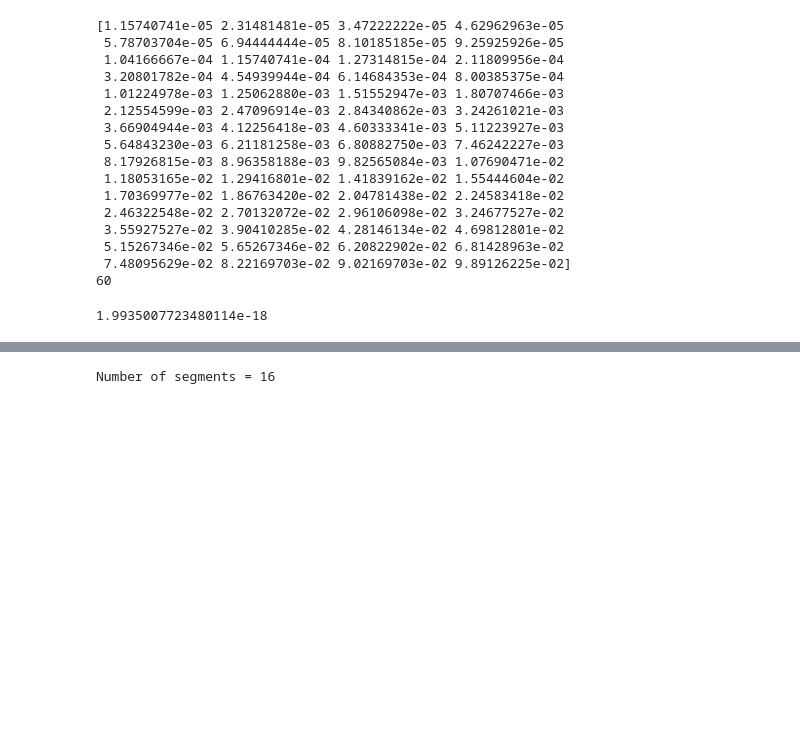
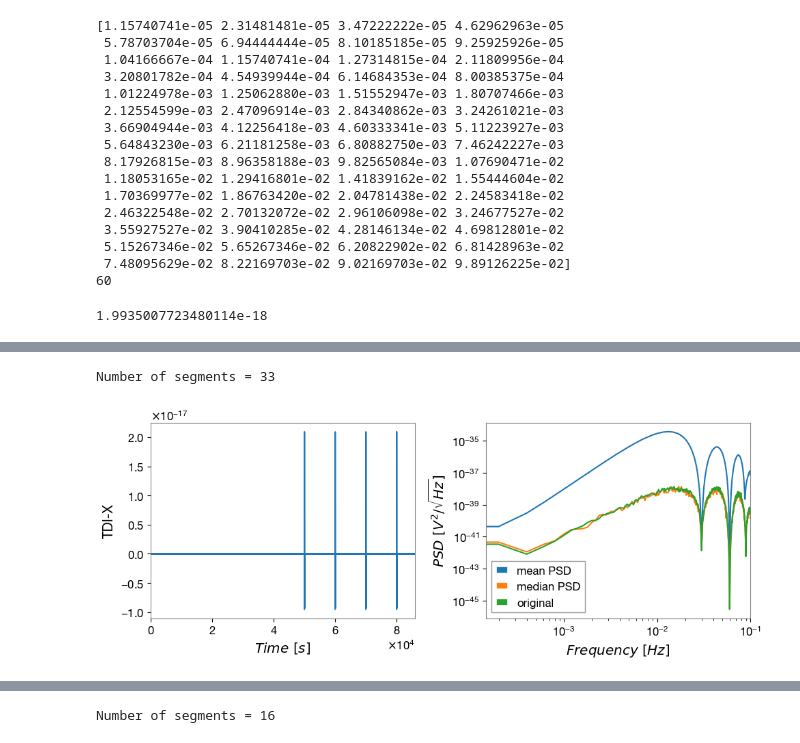
Before and after one commit to AkmDgreat/AkshatLISA, a Jupyter notebook: AkshatLISA/notebooks/injectingGlitchesToPsds.ipynb, the cells around one changed output, grey strips where cells are left out. Drawn from its saved outputs; the diff is of its cells as text; code cells hidden in the pictures; blank space fills up the shorter version.

```diff
--- a/AkshatLISA/notebooks/injectingGlitchesToPsds.ipynb
+++ b/AkshatLISA/notebooks/injectingGlitchesToPsds.ipynb
@@ -525,0 +342,80 @@ Number of segments = 16
+# %%
+# 1) Read the TDI time series
+tdi_path = getTdiPath('glitch_1.h5')
+data_orig, fs, t = readTdi(tdi_path)
+
+# 2) Find the PSD of TDI time series
+nperseg = 1000
+f_orig, psd_orig, _, _ = wosa(
+    x=data_orig,
+    fs=fs,
+    nperseg=nperseg,
+    method="mean"
+)
+
+# list of your four datasets
+file_list = [
+    'glitch_7_multiple_3.h5',
+    'glitch_7_multiple_4.h5',
+    'glitch_7_multiple_5.h5',
+    'glitch_7_multiple_2.h5'
+]
+
+for fname in file_list:
+    # load
+    tdi_path = getTdiPath(fname)
+    data, fs, t = readTdi(tdi_path)
+
+    # if you need idx again
+    delta_t = 1 / fs
+    idx     = nperseg / delta_t
+
+    # compute mean‐PSD (and print # segments)
+    f_mean, psd_mean, _, nseg = wosa(
+        x=data,
+        fs=fs,
+        nperseg=nperseg,
+        method="mean"
+    )
+
+    # compute median‐PSD
+    f_median, psd_median, _, _ = wosa(
+        x=data,
+        fs=fs,
+        nperseg=nperseg,
+        method="median"
+    )
+
+    f_out, psd_out, _, _ = wosa(
+        x=data,
+        fs=fs,
+        nperseg=nperseg,
+        method="outlier_rejection"
+    )
+
+    # plot all three curves (assuming psd_orig is defined)
+    plot(
+        data=data,
+        t=t,
+        f=f_mean,
+        psd=[
+            psd_mean,
+            psd_median,
+            psd_orig #,
+            # psd_out
+        ],
+        labels=[
+            "mean PSD",
+            "median PSD",
+            "original" #,
+            # "outlier"
+        ],
+        #title=f"TDI-X ({fname})",
+        title=f"TDI-X",
+        f_lims=[f_mean[0], f_mean[-1]]
+    )
+
+print(f"Number of segments = {nseg[0]}")
+# %% [output]
+Number of segments = 33
+[figure, added]
```
Also changed, not shown: parts of 5 cells of this notebook, 19 other files.
